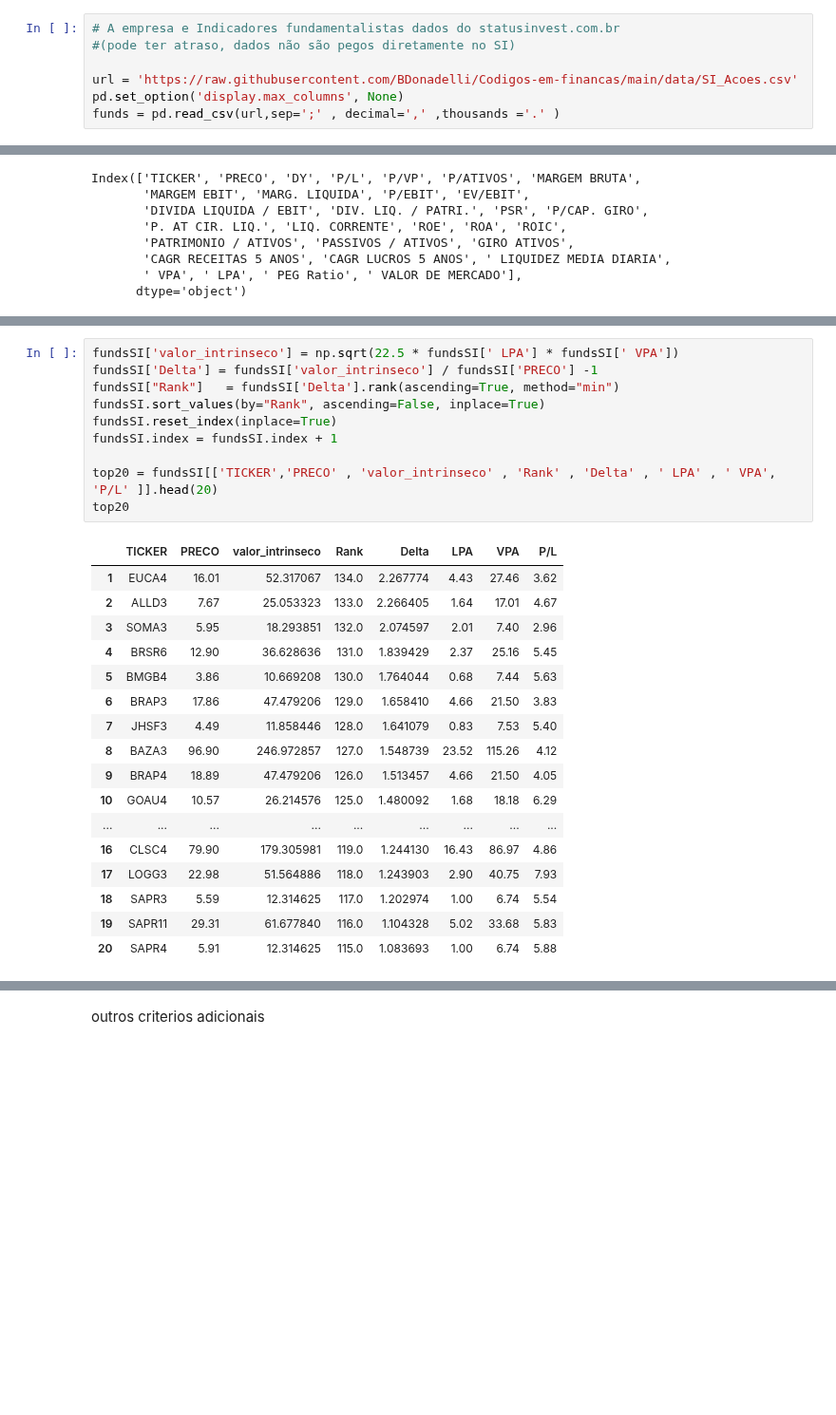
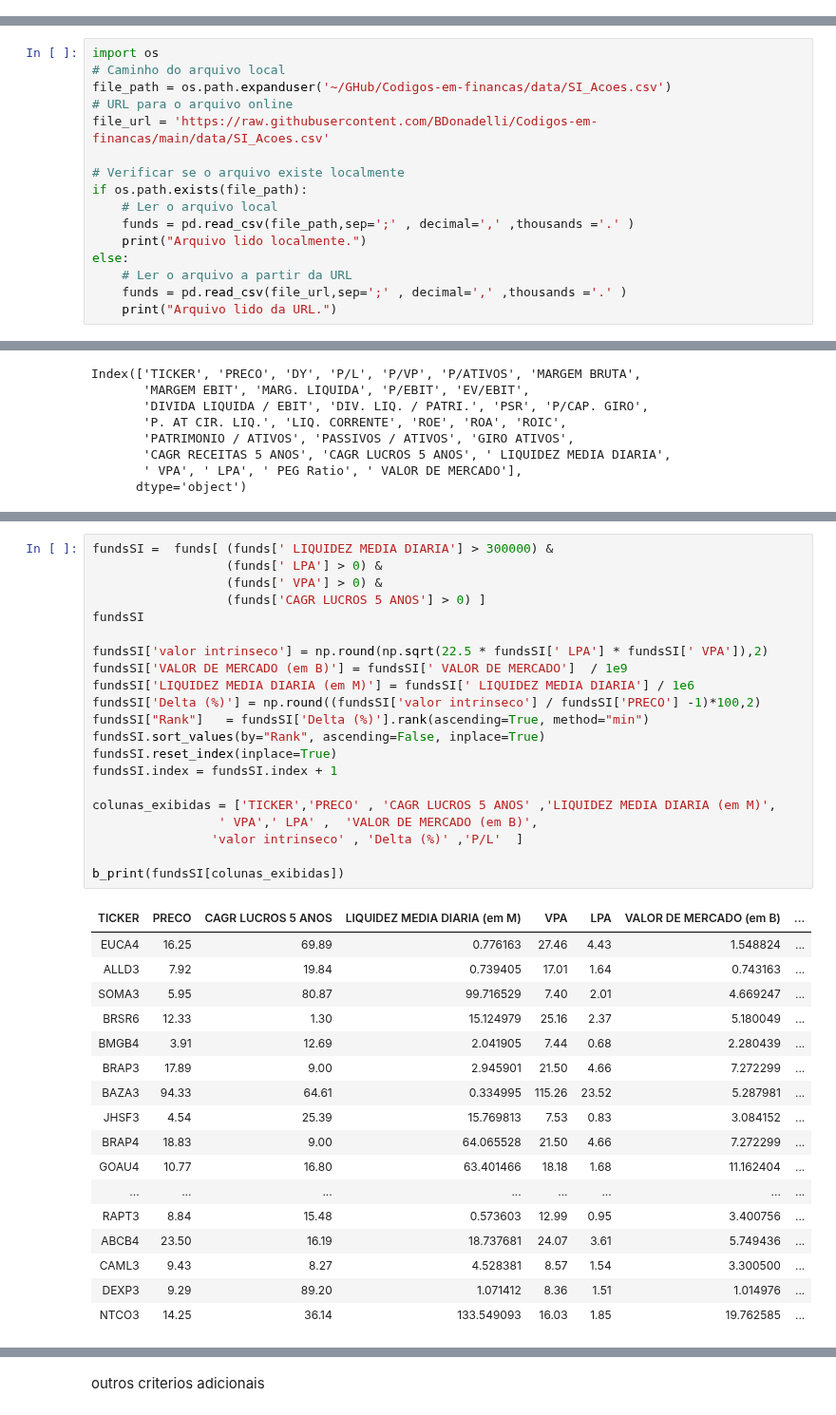
Before and after one commit to BDonadelli/Finance-playground, a Jupyter notebook: CART_graham.ipynb, the cells around one changed output, grey strips where cells are left out. Shown at 95% size. Saved outputs shown, nothing was run; the diff lists cells and outputs as text; blank space fills up the shorter version.

```diff
--- a/CART_graham.ipynb
+++ b/CART_graham.ipynb
@@ -26,10 +27,3 @@ def b_print(df , n=30 , clean=True):
 
     display(HTML(df.head(n).to_html(index=False)))
     df = None
-# %%
-# A empresa e Indicadores fundamentalistas dados do statusinvest.com.br
-#(pode ter atraso, dados não são pegos diretamente no SI)
-
-url = 'https://raw.githubusercontent.com/BDonadelli/Codigos-em-financas/main/data/SI_Acoes.csv'
-pd.set_option('display.max_columns', None)
-funds = pd.read_csv(url,sep=';' , decimal=',' ,thousands ='.' )
@@ -35,0 +49,16 @@ funds = pd.read_csv(url,sep=';' , decimal=',' ,thousands ='.' )
+# %%
+import os
+# Caminho do arquivo local
+file_path = os.path.expanduser('~/GHub/Codigos-em-financas/data/SI_Acoes.csv')
+# URL para o arquivo online
+file_url = 'https://raw.githubusercontent.com/BDonadelli/Codigos-em-financas/main/data/SI_Acoes.csv'
+
+# Verificar se o arquivo existe localmente
+if os.path.exists(file_path):
+    # Ler o arquivo local
+    funds = pd.read_csv(file_path,sep=';' , decimal=',' ,thousands ='.' )
+    print("Arquivo lido localmente.")
+else:
+    # Ler o arquivo a partir da URL
+    funds = pd.read_csv(file_url,sep=';' , decimal=',' ,thousands ='.' )
+    print("Arquivo lido da URL.")
@@ -52,31 +78,42 @@ fundsSI =  fundsSI[(fundsSI['CAGR LUCROS 5 ANOS'] > 0) ]
 # %%
-fundsSI['valor_intrinseco'] = np.sqrt(22.5 * fundsSI[' LPA'] * fundsSI[' VPA'])
-fundsSI['Delta'] = fundsSI['valor_intrinseco'] / fundsSI['PRECO'] -1
-fundsSI["Rank"]   = fundsSI['Delta'].rank(ascending=True, method="min")
+fundsSI =  funds[ (funds[' LIQUIDEZ MEDIA DIARIA'] > 300000) &
+                  (funds[' LPA'] > 0) &
+                  (funds[' VPA'] > 0) &
+                  (funds['CAGR LUCROS 5 ANOS'] > 0) ]
+fundsSI
+
+fundsSI['valor intrinseco'] = np.round(np.sqrt(22.5 * fundsSI[' LPA'] * fundsSI[' VPA']),2)
+fundsSI['VALOR DE MERCADO (em B)'] = fundsSI[' VALOR DE MERCADO']  / 1e9
+fundsSI['LIQUIDEZ MEDIA DIARIA (em M)'] = fundsSI[' LIQUIDEZ MEDIA DIARIA'] / 1e6
+fundsSI['Delta (%)'] = np.round((fundsSI['valor intrinseco'] / fundsSI['PRECO'] -1)*100,2)
+fundsSI["Rank"]   = fundsSI['Delta (%)'].rank(ascending=True, method="min")
 fundsSI.sort_values(by="Rank", ascending=False, inplace=True)
 fundsSI.reset_index(inplace=True)
 fundsSI.index = fundsSI.index + 1
 
-top20 = fundsSI[['TICKER','PRECO' , 'valor_intrinseco' , 'Rank' , 'Delta' , ' LPA' , ' VPA', 'P/L' ]].head(20)
-top20
+colunas_exibidas = ['TICKER','PRECO' , 'CAGR LUCROS 5 ANOS' ,'LIQUIDEZ MEDIA DIARIA (em M)',
+                 ' VPA',' LPA' ,  'VALOR DE MERCADO (em B)',
+                'valor intrinseco' , 'Delta (%)' ,'P/L'  ]
+
+b_print(fundsSI[colunas_exibidas])
 # %% [output]
-|  | TICKER | PRECO | valor_intrinseco | Rank | Delta | LPA | VPA | P/L |
-| 1 | EUCA4 | 16.01 | 52.317067 | 134.0 | 2.267774 | 4.43 | 27.46 | 3.62 |
-| 2 | ALLD3 | 7.67 | 25.053323 | 133.0 | 2.266405 | 1.64 | 17.01 | 4.67 |
-| 3 | SOMA3 | 5.95 | 18.293851 | 132.0 | 2.074597 | 2.01 | 7.40 | 2.96 |
-| 4 | BRSR6 | 12.90 | 36.628636 | 131.0 | 1.839429 | 2.37 | 25.16 | 5.45 |
-| 5 | BMGB4 | 3.86 | 10.669208 | 130.0 | 1.764044 | 0.68 | 7.44 | 5.63 |
-| 6 | BRAP3 | 17.86 | 47.479206 | 129.0 | 1.658410 | 4.66 | 21.50 | 3.83 |
-| 7 | JHSF3 | 4.49 | 11.858446 | 128.0 | 1.641079 | 0.83 | 7.53 | 5.40 |
-| 8 | BAZA3 | 96.90 | 246.972857 | 127.0 | 1.548739 | 23.52 | 115.26 | 4.12 |
-| 9 | BRAP4 | 18.89 | 47.479206 | 126.0 | 1.513457 | 4.66 | 21.50 | 4.05 |
-| 10 | GOAU4 | 10.57 | 26.214576 | 125.0 | 1.480092 | 1.68 | 18.18 | 6.29 |
-| ... | ... | ... | ... | ... | ... | ... | ... | ... |
-| 16 | CLSC4 | 79.90 | 179.305981 | 119.0 | 1.244130 | 16.43 | 86.97 | 4.86 |
-| 17 | LOGG3 | 22.98 | 51.564886 | 118.0 | 1.243903 | 2.90 | 40.75 | 7.93 |
-| 18 | SAPR3 | 5.59 | 12.314625 | 117.0 | 1.202974 | 1.00 | 6.74 | 5.54 |
-| 19 | SAPR11 | 29.31 | 61.677840 | 116.0 | 1.104328 | 5.02 | 33.68 | 5.83 |
-| 20 | SAPR4 | 5.91 | 12.314625 | 115.0 | 1.083693 | 1.00 | 6.74 | 5.88 |
+| TICKER | PRECO | CAGR LUCROS 5 ANOS | LIQUIDEZ MEDIA DIARIA (em M) | VPA | LPA | VALOR DE MERCADO (em B) | ... |
+| EUCA4 | 16.25 | 69.89 | 0.776163 | 27.46 | 4.43 | 1.548824 | ... |
+| ALLD3 | 7.92 | 19.84 | 0.739405 | 17.01 | 1.64 | 0.743163 | ... |
+| SOMA3 | 5.95 | 80.87 | 99.716529 | 7.40 | 2.01 | 4.669247 | ... |
+| BRSR6 | 12.33 | 1.30 | 15.124979 | 25.16 | 2.37 | 5.180049 | ... |
+| BMGB4 | 3.91 | 12.69 | 2.041905 | 7.44 | 0.68 | 2.280439 | ... |
+| BRAP3 | 17.89 | 9.00 | 2.945901 | 21.50 | 4.66 | 7.272299 | ... |
+| BAZA3 | 94.33 | 64.61 | 0.334995 | 115.26 | 23.52 | 5.287981 | ... |
+| JHSF3 | 4.54 | 25.39 | 15.769813 | 7.53 | 0.83 | 3.084152 | ... |
+| BRAP4 | 18.83 | 9.00 | 64.065528 | 21.50 | 4.66 | 7.272299 | ... |
+| GOAU4 | 10.77 | 16.80 | 63.401466 | 18.18 | 1.68 | 11.162404 | ... |
+| ... | ... | ... | ... | ... | ... | ... | ... |
+| RAPT3 | 8.84 | 15.48 | 0.573603 | 12.99 | 0.95 | 3.400756 | ... |
+| ABCB4 | 23.50 | 16.19 | 18.737681 | 24.07 | 3.61 | 5.749436 | ... |
+| CAML3 | 9.43 | 8.27 | 4.528381 | 8.57 | 1.54 | 3.300500 | ... |
+| DEXP3 | 9.29 | 89.20 | 1.071412 | 8.36 | 1.51 | 1.014976 | ... |
+| NTCO3 | 14.25 | 36.14 | 133.549093 | 16.03 | 1.85 | 19.762585 | ... |
 # %%
 fundsSI['prefixo'] = fundsSI['TICKER'].str[:4]
 fundsSI.drop_duplicates(subset='prefixo', keep='first').head(20)
```
Also changed, not shown: parts of 9 cells of this notebook, 4 other files.
